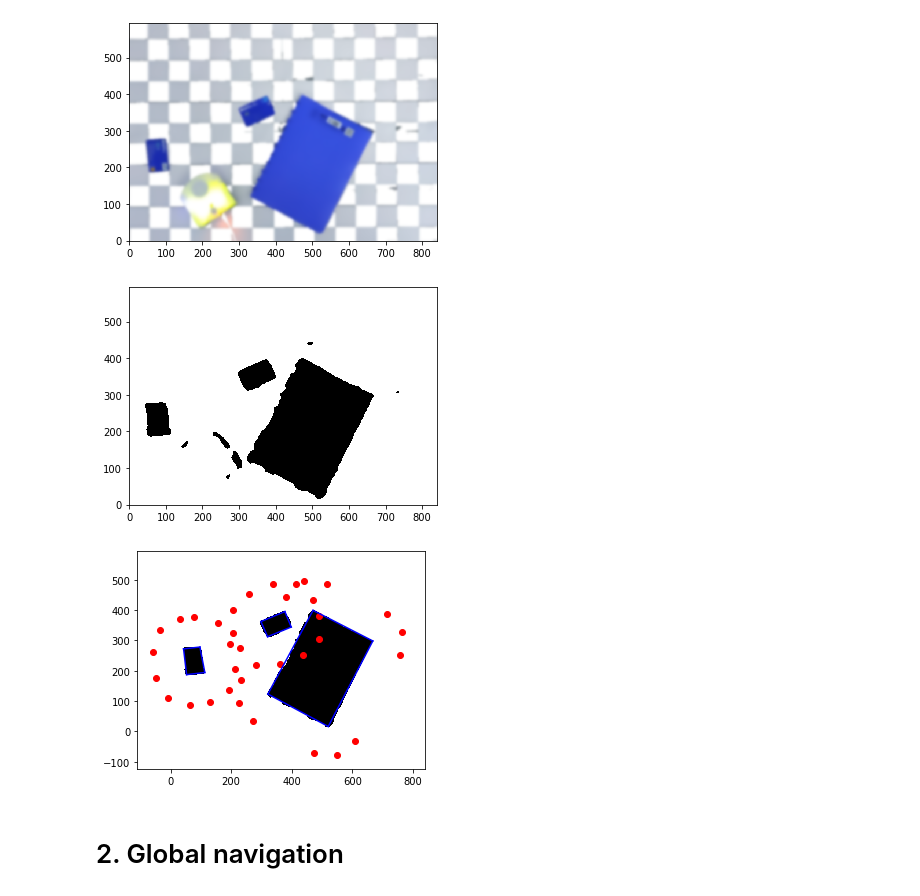
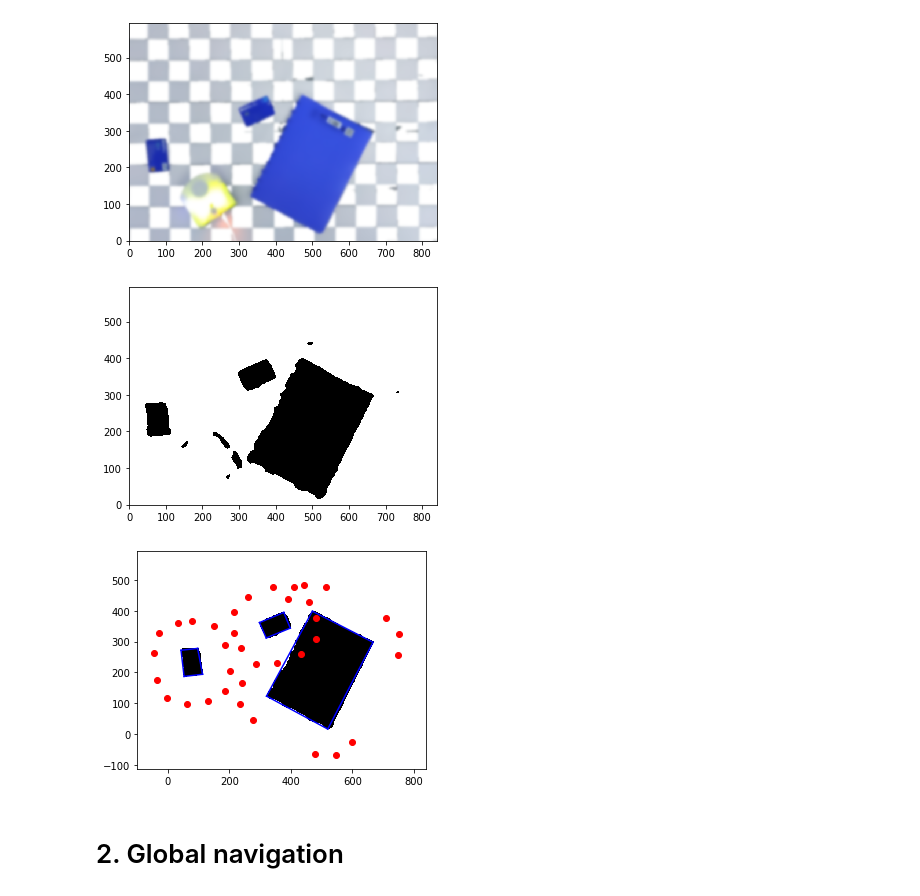
Before and after one commit to RaphLins/basics_of_MB_project, a Jupyter notebook: report.ipynb, the cells around one changed output. Cells and saved outputs as stored; diff of their text form; code cells hidden in the pictures.

```diff
--- a/report.ipynb
+++ b/report.ipynb
@@ -233,36 +231,36 @@ from numpy import sqrt
 def norm(vec):
     return sqrt(vec[0]**2 + vec[1]**2)
 
-MARGIN = 100
+MARGIN = 90
 
 way_points = []
 
 for obstacle in obstacles:
     n= len(obstacle)
     for i in range(n):
         vertice1 = obstacle[i][0]
         vertice2 = obstacle[(i+1)%n][0]
         vertice3 = obstacle[(i+2)%n][0]
 
         vec1 = vertice2 - vertice1
         vec2 = vertice2 - vertice3
 
         normal_vec = vec1/norm(vec1) + vec2/norm(vec2)
         way_point1 = vertice2 + vec1*MARGIN/norm(vec1)
         way_point2 = vertice2 + vec2*MARGIN/norm(vec2)
         way_point3 = vertice2 + normal_vec*MARGIN/norm(normal_vec)
 
         way_points.append(way_point1)
         way_points.append(way_point2)
         way_points.append(way_point3)
 
         plt.scatter(way_point1[0], way_point1[1], c='r')
         plt.scatter(way_point2[0], way_point2[1], c='r')
         plt.scatter(way_point3[0], way_point3[1], c='r')
         plt.plot((vertice1[0], vertice2[0]), (vertice1[1], vertice2[1]), 'b')
 # %% [output]
 [figure]
-[figure, old version]
+[figure, new version]
 # %% [markdown]
 # 2. Global navigation
 # %% [markdown]
```
Also changed, not shown: parts of 8 cells of this notebook, 1 other file.
